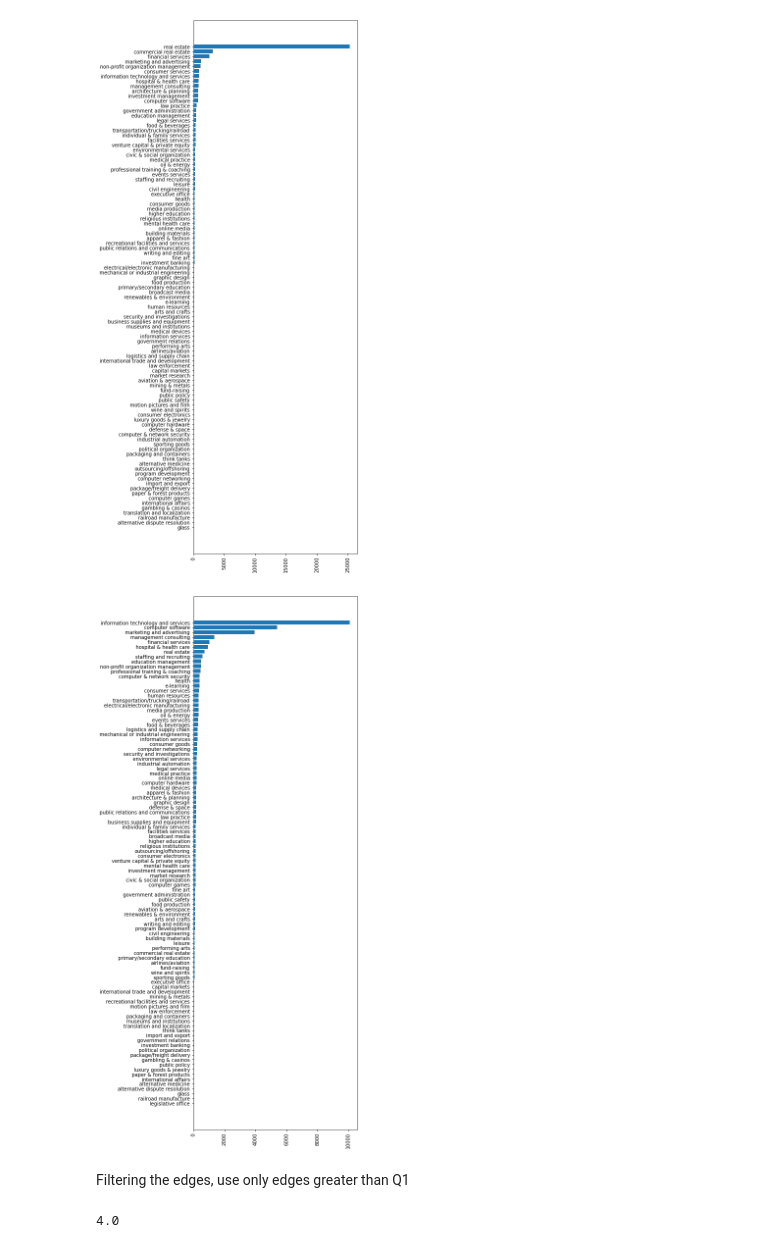
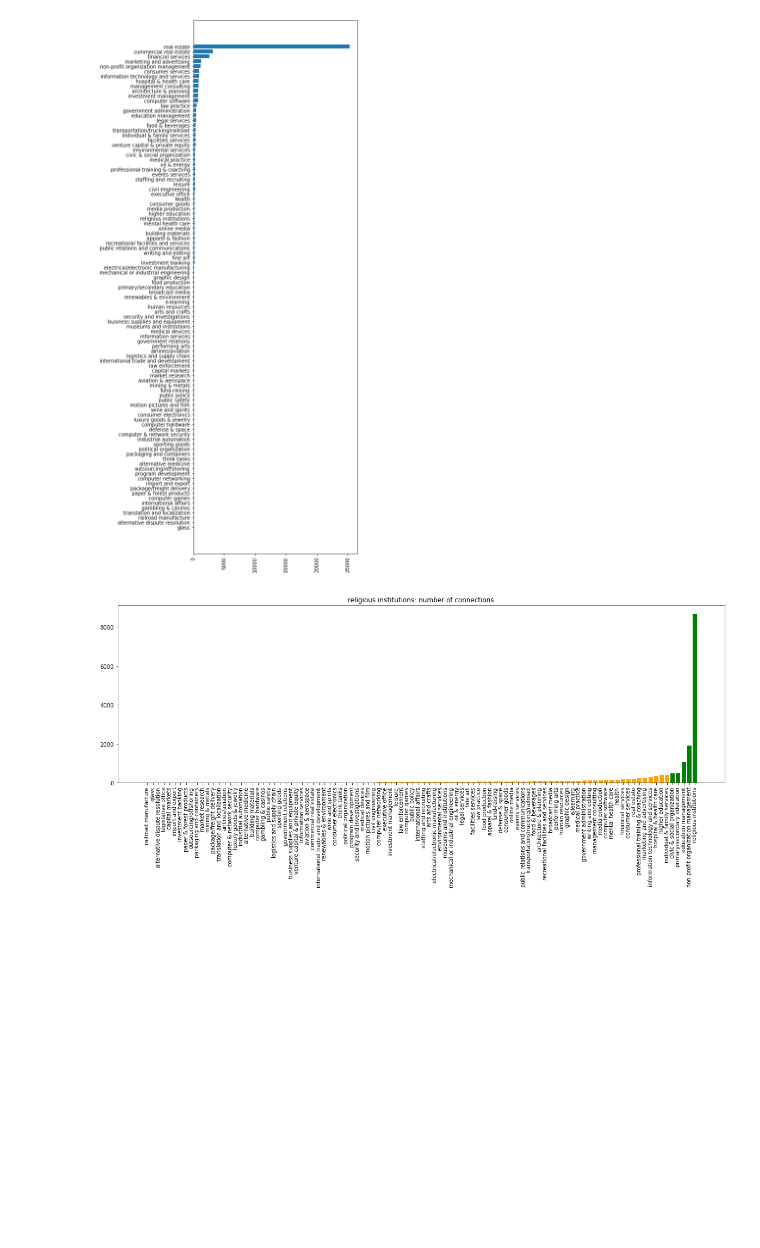
Before and after one commit to snirlugassy/data-science-lab-project, a Jupyter notebook: industry_graph.ipynb, the cells around one changed output. Saved outputs shown, nothing was run; the diff lists cells and outputs as text; code cells hidden in the pictures; blank space fills up the shorter version.

Commit message:
fixed industr map edges

```diff
--- a/industry_graph.ipynb
+++ b/industry_graph.ipynb
@@ -7,13 +42,13 @@ from collections import defaultdict
 # %%
-def parse_node(s):
-    x,y = s.split('\t')[:2]
-    x,y = tuple(_x.replace('"','') for _x in json.loads(x)), json.loads(y)
-    return x,y
+# def parse_node(s):
+#     x,y = s.split('\t')[:2]
+#     x,y = tuple(_x.replace('"','') for _x in json.loads(x)), json.loads(y)
+#     return x,y
 
-edges = defaultdict(int)
-with open('industry_map_reduce.txt', 'r') as graph_file:
-    for line in graph_file.readlines():
-        _node, _w = parse_node(line)
-        edges[tuple(sorted(_node))] += _w
+# edges = defaultdict(int)
+# with open('industry_map_reduce.txt', 'r') as graph_file:
+#     for line in graph_file.readlines():
+#         _node, _w = parse_node(line)
+#         edges[tuple(sorted(_node))] += _w
 
-edges
+# edges
@@ -38,8 +55,9 @@ defaultdict(int,
 # %%
 graph = nx.Graph()
 
-for edge in edges.items():
-    graph.add_edge(edge[0][0], edge[0][1], weight=edge[1])
+for edge, w in edges.items():
+    graph.add_edge(edge[0], edge[1], weight=w)
 
+print(len(graph.nodes))
 graph.nodes
 # %% [output]
@@ -133,22 +148,27 @@ plt.show()
 # %% [output]
 [figure]
 # %%
-n = 'computer software'
+n = list(graph.nodes)[80]
 w = []
 for neighbor in graph[n]:
     w.append((neighbor, graph[n][neighbor]['weight']))
 
 w = sorted(w, key=lambda x:x[1])
-plt.figure(figsize=(6,20))
-plt.barh([x[0] for x in w], [x[1] for x in w])
+
+N = [x[0] for x in w]
+W = [x[1] for x in w]
+t = np.quantile(W, 0.95)
+C = []
+for x in W:
+    if x > t:
+        C.append('green')
+    else:
+        C.append('orange')
+
+plt.figure(figsize=(20,6))
+plt.title(f'{n}: number of connections')
+plt.bar(N, W, color=C)
 plt.xticks(rotation=90)
 plt.show()
 # %% [output]
-[figure, old version]
+[figure, new version]
-# %% [markdown]
-Filtering the edges, use only edges greater than Q1
-# %%
-weights_q1 = np.quantile(weights, 0.25)
-weights_q1
-# %% [output]
-4.0
```
Also changed, not shown: parts of 18 cells of this notebook, 5 other files.
